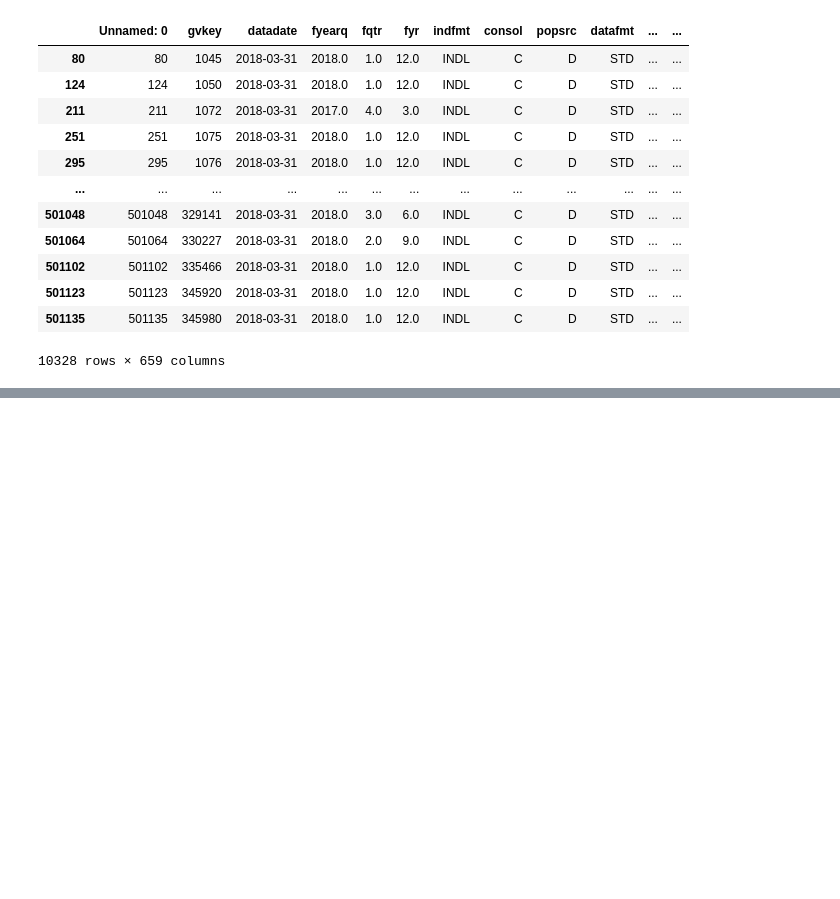
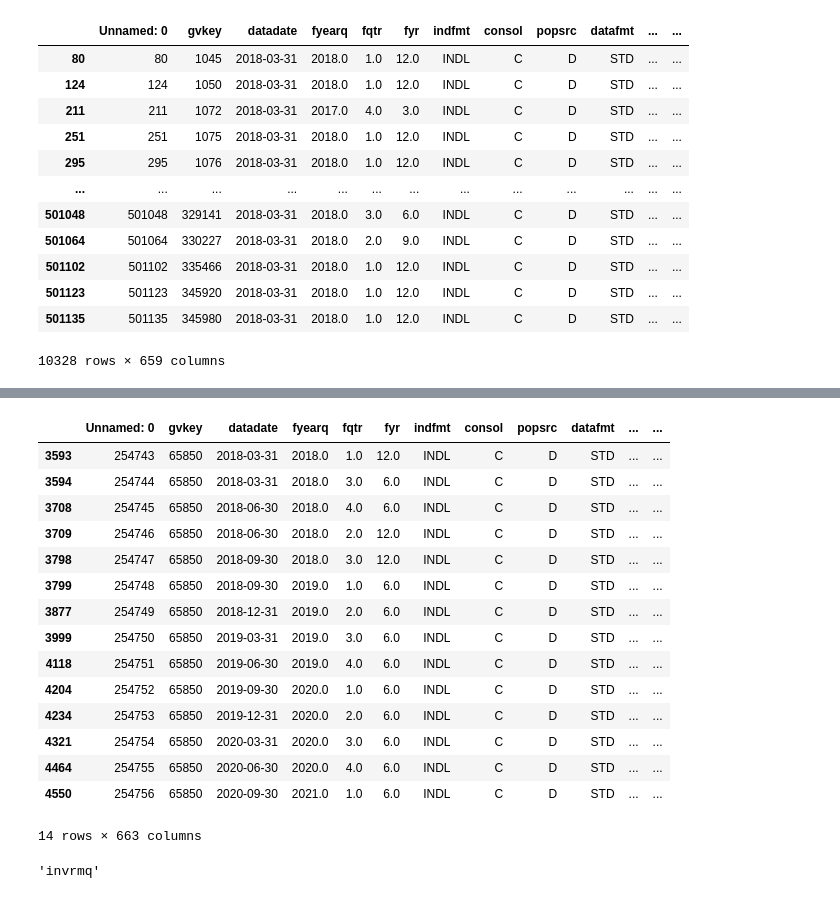
Before and after one commit to jordanweintraub914/GBUS-424-Project-, a Jupyter notebook: cleaned.ipynb, the cells around one changed output, grey strips where cells are left out. Cells and saved outputs as stored; diff of their text form; code cells hidden in the pictures; blank space fills up the shorter version.

```diff
--- a/cleaned.ipynb
+++ b/cleaned.ipynb
@@ -222,0 +225,27 @@ Name: ncusip, Length: 7944, dtype: int64
+# %%
+_Final = Final
+_Final.drop_duplicates()
+_Final
+_Final[_Final['ticker'].str.contains("CTHR")]
+# %% [output]
+|  | Unnamed: 0 | gvkey | datadate | fyearq | fqtr | fyr | indfmt | consol | popsrc | datafmt | ... | ... |
+| 3593 | 254743 | 65850 | 2018-03-31 | 2018.0 | 1.0 | 12.0 | INDL | C | D | STD | ... | ... |
+| 3594 | 254744 | 65850 | 2018-03-31 | 2018.0 | 3.0 | 6.0 | INDL | C | D | STD | ... | ... |
+| 3708 | 254745 | 65850 | 2018-06-30 | 2018.0 | 4.0 | 6.0 | INDL | C | D | STD | ... | ... |
+| 3709 | 254746 | 65850 | 2018-06-30 | 2018.0 | 2.0 | 12.0 | INDL | C | D | STD | ... | ... |
+| 3798 | 254747 | 65850 | 2018-09-30 | 2018.0 | 3.0 | 12.0 | INDL | C | D | STD | ... | ... |
+| 3799 | 254748 | 65850 | 2018-09-30 | 2019.0 | 1.0 | 6.0 | INDL | C | D | STD | ... | ... |
+| 3877 | 254749 | 65850 | 2018-12-31 | 2019.0 | 2.0 | 6.0 | INDL | C | D | STD | ... | ... |
+| 3999 | 254750 | 65850 | 2019-03-31 | 2019.0 | 3.0 | 6.0 | INDL | C | D | STD | ... | ... |
+| 4118 | 254751 | 65850 | 2019-06-30 | 2019.0 | 4.0 | 6.0 | INDL | C | D | STD | ... | ... |
+| 4204 | 254752 | 65850 | 2019-09-30 | 2020.0 | 1.0 | 6.0 | INDL | C | D | STD | ... | ... |
+| 4234 | 254753 | 65850 | 2019-12-31 | 2020.0 | 2.0 | 6.0 | INDL | C | D | STD | ... | ... |
+| 4321 | 254754 | 65850 | 2020-03-31 | 2020.0 | 3.0 | 6.0 | INDL | C | D | STD | ... | ... |
+| 4464 | 254755 | 65850 | 2020-06-30 | 2020.0 | 4.0 | 6.0 | INDL | C | D | STD | ... | ... |
+| 4550 | 254756 | 65850 | 2020-09-30 | 2021.0 | 1.0 | 6.0 | INDL | C | D | STD | ... | ... |
+14 rows × 663 columns
+# %%
+_Final.columns[120:130]
+_Final.columns[175]
+# %% [output]
+'invrmq'
```
Also changed, not shown: parts of 13 cells of this notebook.
